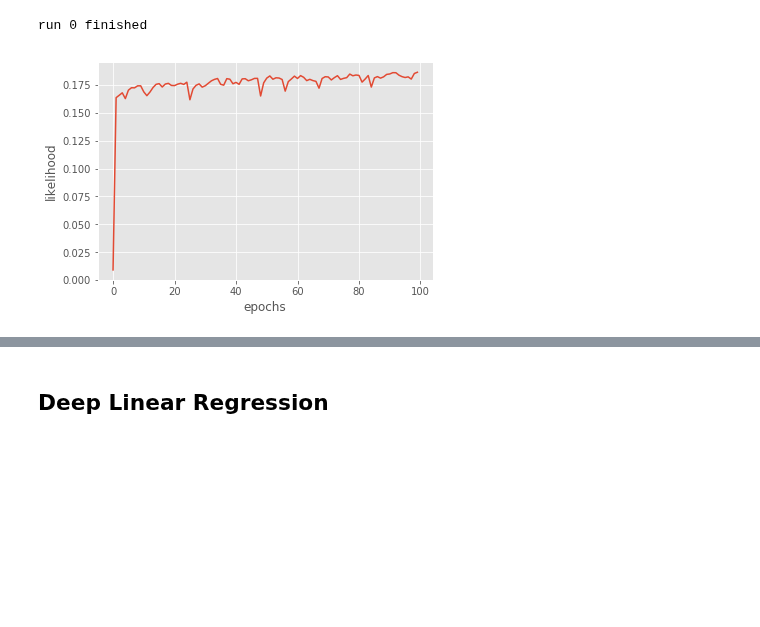
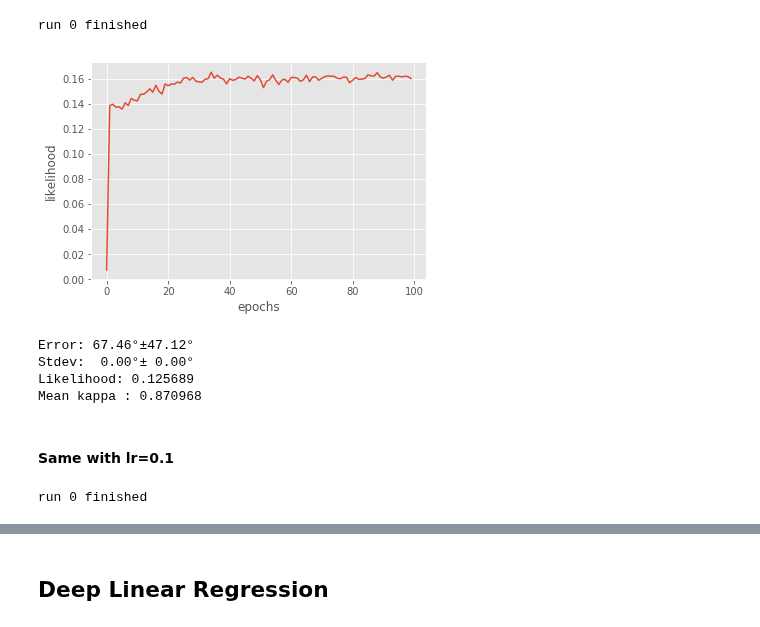
Before and after one commit to sergeyprokudin/BiternionNet, a Jupyter notebook: Experiments - TownCentre.ipynb, the cells around one changed output, grey strips where cells are left out. Saved outputs shown, nothing was run; the diff lists cells and outputs as text; code cells hidden in the pictures; blank space fills up the shorter version.

```diff
--- a/Experiments - TownCentre.ipynb
+++ b/Experiments - TownCentre.ipynb
@@ -817,17 +864,46 @@ y_pred_tf = shallow_linear_regression_model(x_tf)
 kappa_tf = shallow_linear_regression_model(x_tf)
 #loss_tf = mad_loss(y_target_tf, y_pred_tf)
 loss_tf = -log_likelihood_tf(y_target_tf, y_pred_tf, kappa_tf, radian_input=False)
-train_step = tf.train.AdamOptimizer(learning_rate=0.01).minimize(loss_tf)
+train_step = tf.train.AdadeltaOptimizer(learning_rate=1.0).minimize(loss_tf)
 init_op = tf.global_variables_initializer()
-y_preds_lr_mle_full, kappa_full, losses_plots = dotrain_eval_tf(Xtr, ytr, Xte, yte, debug_print=False, nruns=nruns, nepochs=nepochs)
+y_preds_lr_mle_full1, kappa_full1, losses_plots_full1 = dotrain_eval_tf(Xtr, ytr, Xte, yte, debug_print=False, nruns=nruns, nepochs=nepochs)
 # %% [output]
 run 0 finished
 # %%
 import matplotlib.pyplot as plt
 
-plt.plot(range(0, len(losses_plots[0])), np.exp(-np.asarray(losses_plots[0])))
+plt.plot(range(0, len(losses_plots_full1[0])), np.exp(-np.asarray(losses_plots_full1[0])))
 plt.xlabel('epochs')
 plt.ylabel('likelihood')
 plt.show()
 # %% [output]
-[figure, old version]
+[figure, new version]
+# %%
+Xte_aug, yte_aug = aug.augbatch_train(Xte, yte)
+yte_aug = yte_aug[:,None]
+show_errs_deg(y_preds_lr_mle_full1, yte_aug)
+test_likelihood = np.exp(log_likelihood_np(yte_aug, y_preds_lr_mle_full1, np.abs(kappa_full1)))
+print("Likelihood: %f"%test_likelihood)
+print("Mean kappa : %f" % np.mean(np.abs(kappa_full1)))
+# %% [output]
+Error: 67.46°±47.12°
+Stdev:  0.00°± 0.00°
+Likelihood: 0.125689
+Mean kappa : 0.870968
+# %% [markdown]
+#### Same with lr=0.1
+# %%
+tf.reset_default_graph()
+
+x_tf, y_target_tf = input_tensors()
+#y_preds_tf = tf.placeholder(tf.float64, shape=[None, 1])
+y_pred_tf = shallow_linear_regression_model(x_tf)
+#loss_tf = -log_likelihood_tf(y_target_tf, y_pred_tf, 1.0, radian_input=False)
+kappa_tf = shallow_linear_regression_model(x_tf)
+#loss_tf = mad_loss(y_target_tf, y_pred_tf)
+loss_tf = -log_likelihood_tf(y_target_tf, y_pred_tf, kappa_tf, radian_input=False)
+train_step = tf.train.AdadeltaOptimizer(learning_rate=0.1).minimize(loss_tf)
+init_op = tf.global_variables_initializer()
+y_preds_lr_mle_full01, kappa_full01, losses_plots_full01 = dotrain_eval_tf(Xtr, ytr, Xte, yte, debug_print=False, nruns=nruns, nepochs=nepochs)
+# %% [output]
+run 0 finished
```
Also changed, not shown: parts of 28 cells of this notebook, 1 other file.
